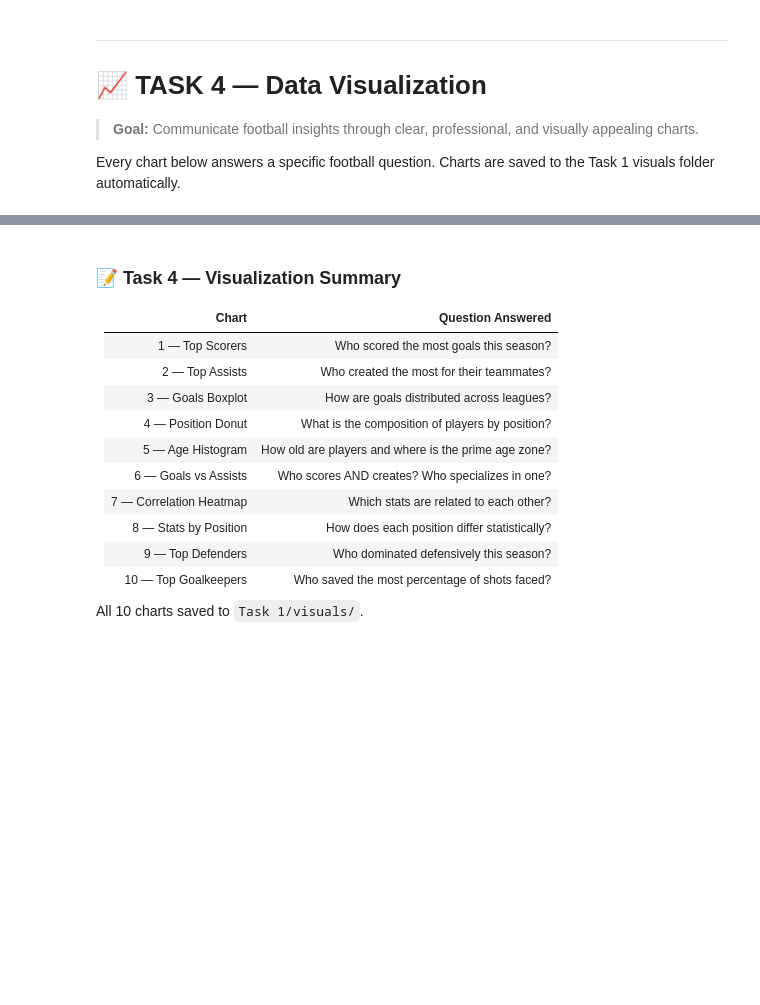
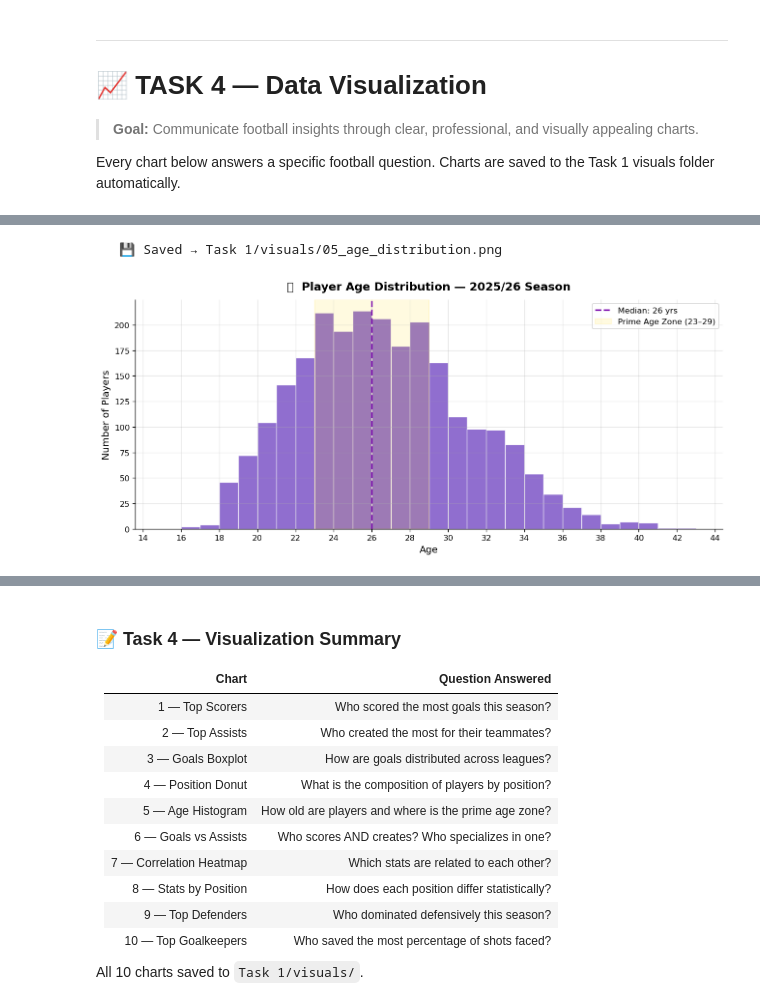
Before and after one commit to mohamedmamdouh342-hash/decode-labs-data-science-internship, a Jupyter notebook: Task 1/Notebooks/football_analytics_final.ipynb, the cells around one changed output, grey strips where cells are left out. Cells and saved outputs as stored; diff of their text form; code cells hidden in the pictures; blank space fills up the shorter version.

```diff
--- a/Task 1/Notebooks/football_analytics_final.ipynb
+++ b/Task 1/Notebooks/football_analytics_final.ipynb
@@ -465,24 +704,27 @@ plt.show()
 # %%
 # ── Chart 5: Age Distribution ────────────────────────────────────────────────
 fig, ax = plt.subplots(figsize=(11, 5))
 
-ax.hist(df['Age'].dropna(), bins=range(15, 44), color='#4a9e3f',
+ax.hist(df['Age'].dropna(), bins=range(15, 44), color="#845eca",
         edgecolor='white', linewidth=0.8, alpha=0.9)
 
 median_age = df['Age'].median()
-ax.axvline(median_age, color='#1a472a', linewidth=2, linestyle='--',
+ax.axvline(median_age, color="#7C0BAD", linewidth=2, linestyle='--',
            label=f'Median: {median_age:.0f} yrs')
 ax.axvspan(23, 29, alpha=0.12, color='gold', label='Prime Age Zone (23–29)')
 
 ax.set_xlabel('Age', fontsize=12)
 ax.set_ylabel('Number of Players', fontsize=12)
 ax.set_title('📅  Player Age Distribution — 2025/26 Season', fontsize=14, fontweight='bold', pad=12)
 ax.xaxis.set_major_locator(ticker.MultipleLocator(2))
 ax.legend(fontsize=10)
 
 plt.tight_layout()
 save_fig('05_age_distribution.png')
 plt.show()
+# %% [output]
+   💾 Saved → Task 1/visuals/05_age_distribution.png
+[figure, added]
 # %%
 # ── Chart 6: Goals vs Assists Scatter (coloured by Position) ─────────────────
 # Shows the attacking profile of each player:
```
Also changed, not shown: parts of 44 cells of this notebook.
